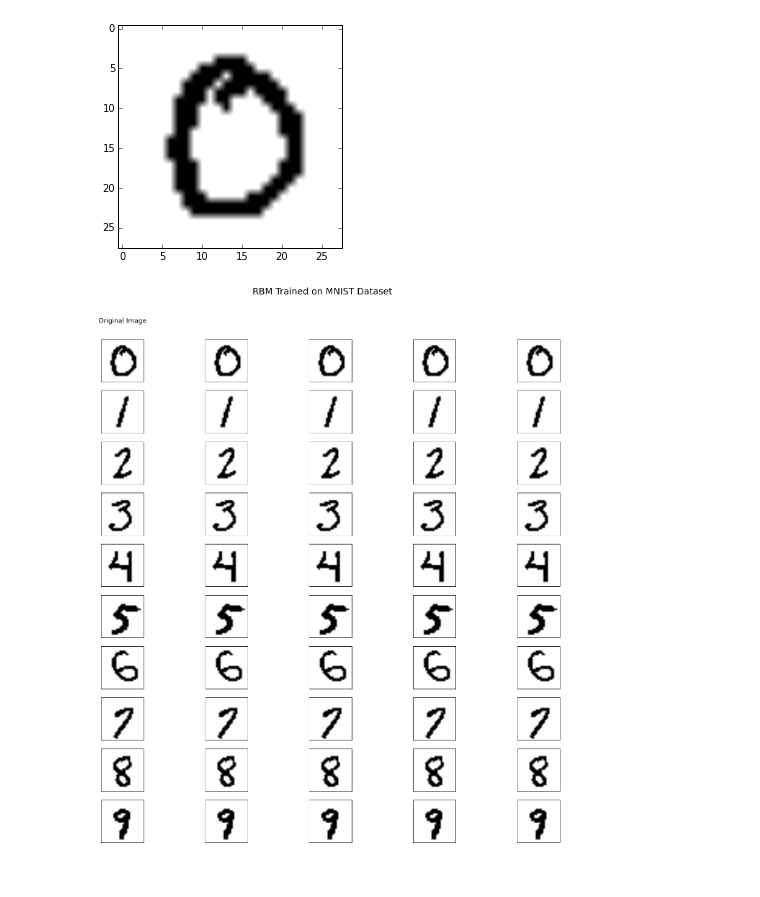
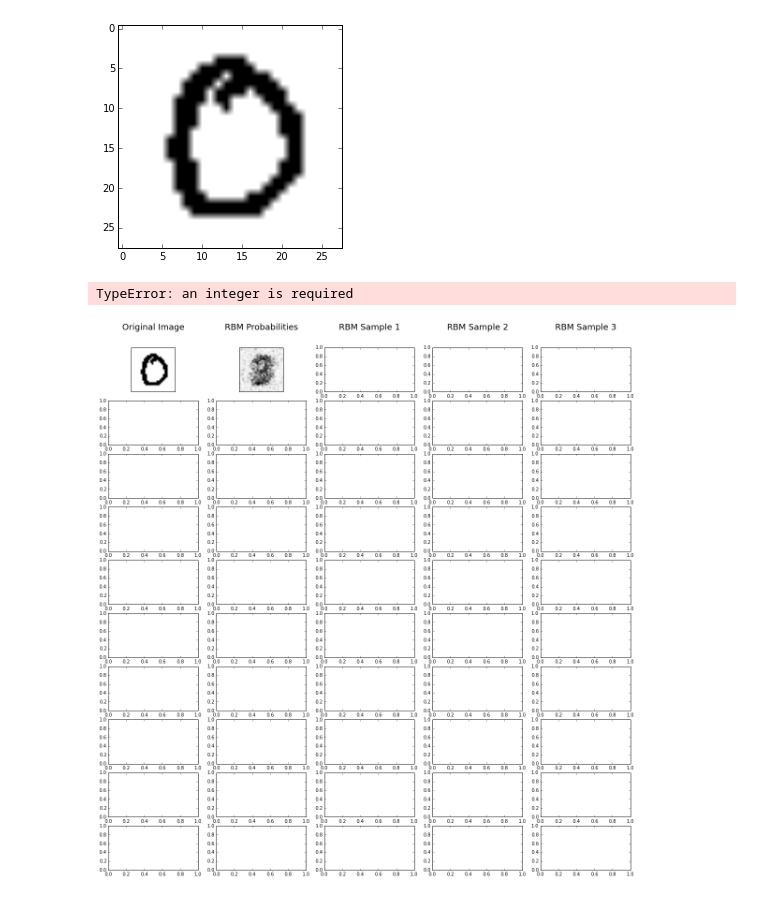
Before and after one commit to huihuifan/RBM-CS51, a Jupyter notebook: RBM_MNIST_angela.ipynb, the cells around one changed output. Cells and saved outputs as stored; diff of their text form; code cells hidden in the pictures.

Commit message:
added function to plot all of the columns

```diff
--- a/RBM_MNIST_angela.ipynb
+++ b/RBM_MNIST_angela.ipynb
@@ -90,6 +90,9 @@ class RBM(object):
             print("Epoch: ", epoch, ", Error: ", error)
             if epoch == self.num_epochs:
                 return down_probs
+
+    def sample(self, probs):
+        return probs > np.random.rand(self.num_hidden + 1)
 # %%
 visible_units = data_array.shape[1]
 epochs = 10
@@ -130,18 +133,33 @@ plt.show()
 # %% [output]
 [figure]
 # %%
-f = plt.subplots(10,5, figsize=(25,25))
+f = plt.subplots(10,5, figsize=(20,20))
 f[1][0,0].set_title("Original Image", fontsize=18).set_position([.5, 1.35])
+f[1][0,1].set_title("RBM Probabilities", fontsize=18).set_position([.5, 1.35])
+f[1][0,2].set_title("RBM Sample 1", fontsize=18).set_position([.5, 1.35])
+f[1][0,3].set_title("RBM Sample 2", fontsize=18).set_position([.5, 1.35])
+f[1][0,4].set_title("RBM Sample 3", fontsize=18).set_position([.5, 1.35])
+
 
 images = [11, 12002, 15005, 19005, 28005, 32005, 39007, 43004, 49010, 58030]
 
 for i in xrange(0, 10):
     for j in xrange(0, 5):
-        f[1][i, j].imshow(data_array[images[i]].reshape(28, 28), cmap="Greys")
+        if j == 0:
+            f[1][i, j].imshow(data_array[images[i]].reshape(28, 28), cmap="Greys")
+        elif j == 1:
+            f[1][i, j].imshow(sample[images[i]][1:].reshape(28,28), cmap="Greys")
+        else:
+            s = sample[images[i]][1:].reshape(28,28)
+            print(s > np.random.rand(s.shape))
+            img = s > np.random.rand(s.shape)
+            f[1][i, j].imshow(img, cmap="Greys")
+
         f[1][i, j].get_xaxis().set_visible(False)
         f[1][i, j].get_yaxis().set_visible(False)
 
 plt.suptitle("RBM Trained on MNIST Dataset", fontsize=25)
 plt.show()
 # %% [output]
+TypeError: an integer is required
-[figure, old version]
+[figure, new version]
```
